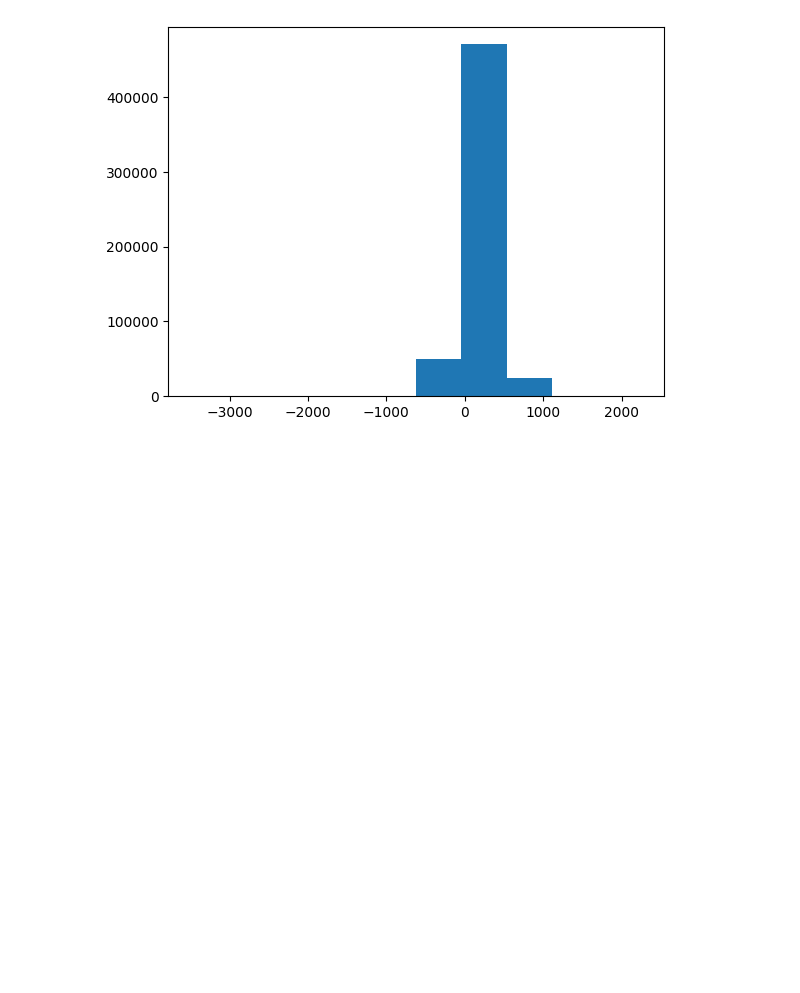
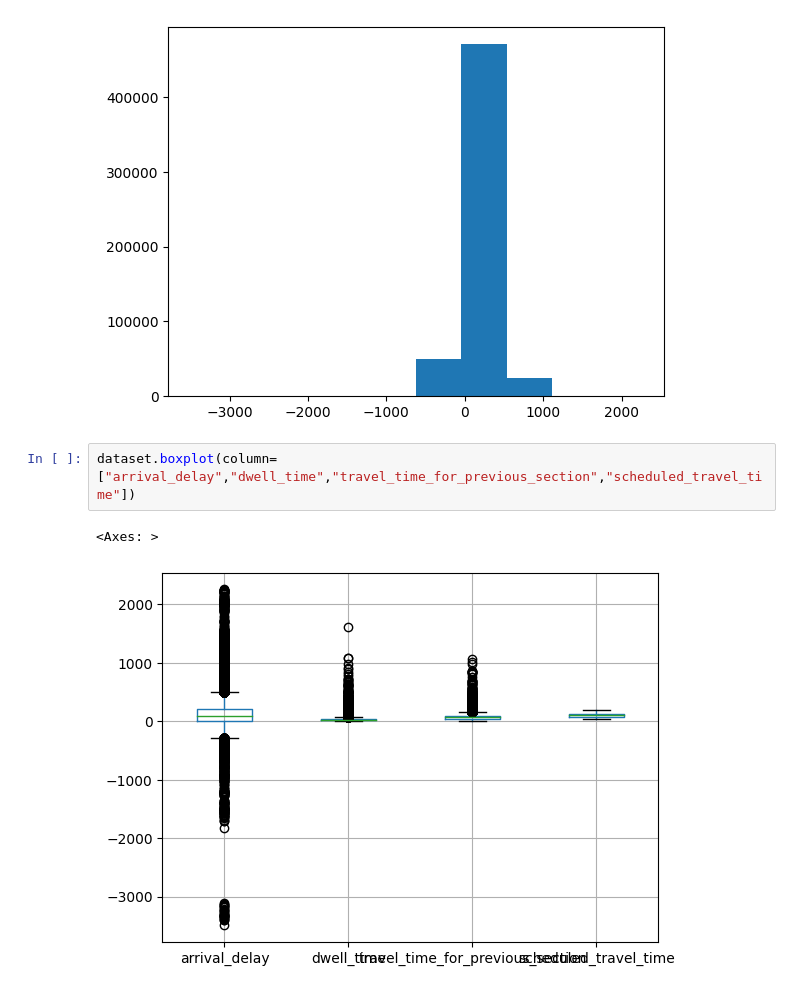
Before and after one commit to zhenliangma/Applied-AI-in-Transportation, a Jupyter notebook: Project/ProjectCode.ipynb, the cells around one changed output. Cells and saved outputs as stored; diff of their text form; blank space fills up the shorter version.

```diff
--- a/Project/ProjectCode.ipynb
+++ b/Project/ProjectCode.ipynb
@@ -36,3 +64,8 @@ plt.hist(dataset["arrival_delay"])
          1107.,  1682.,  2257.]),
  <BarContainer object of 10 artists>)
 [figure]
+# %%
+dataset.boxplot(column=["arrival_delay","dwell_time","travel_time_for_previous_section","scheduled_travel_time"])
+# %% [output]
+<Axes: >
+[figure, added]
```
Also changed, not shown: parts of 35 cells of this notebook.
